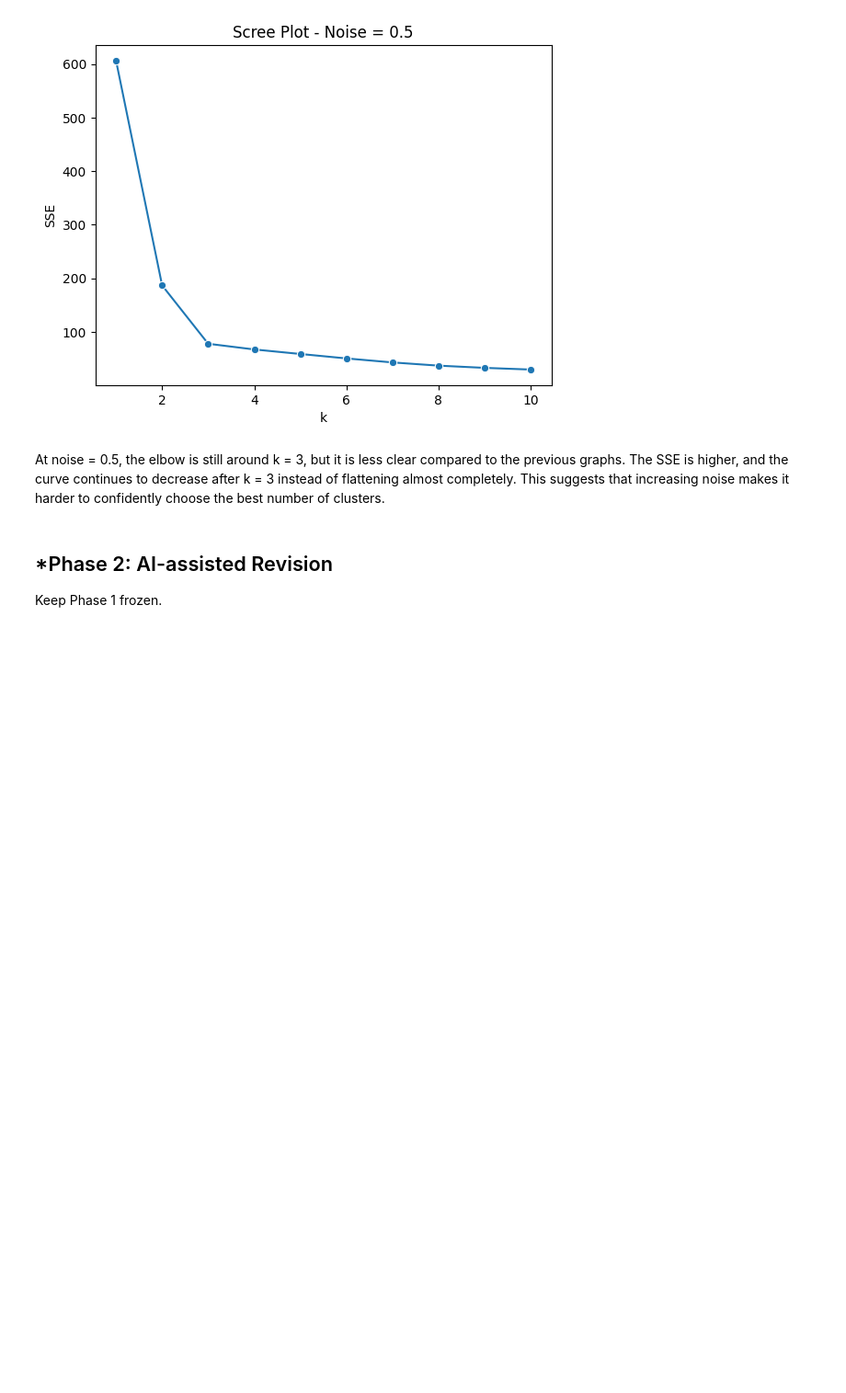
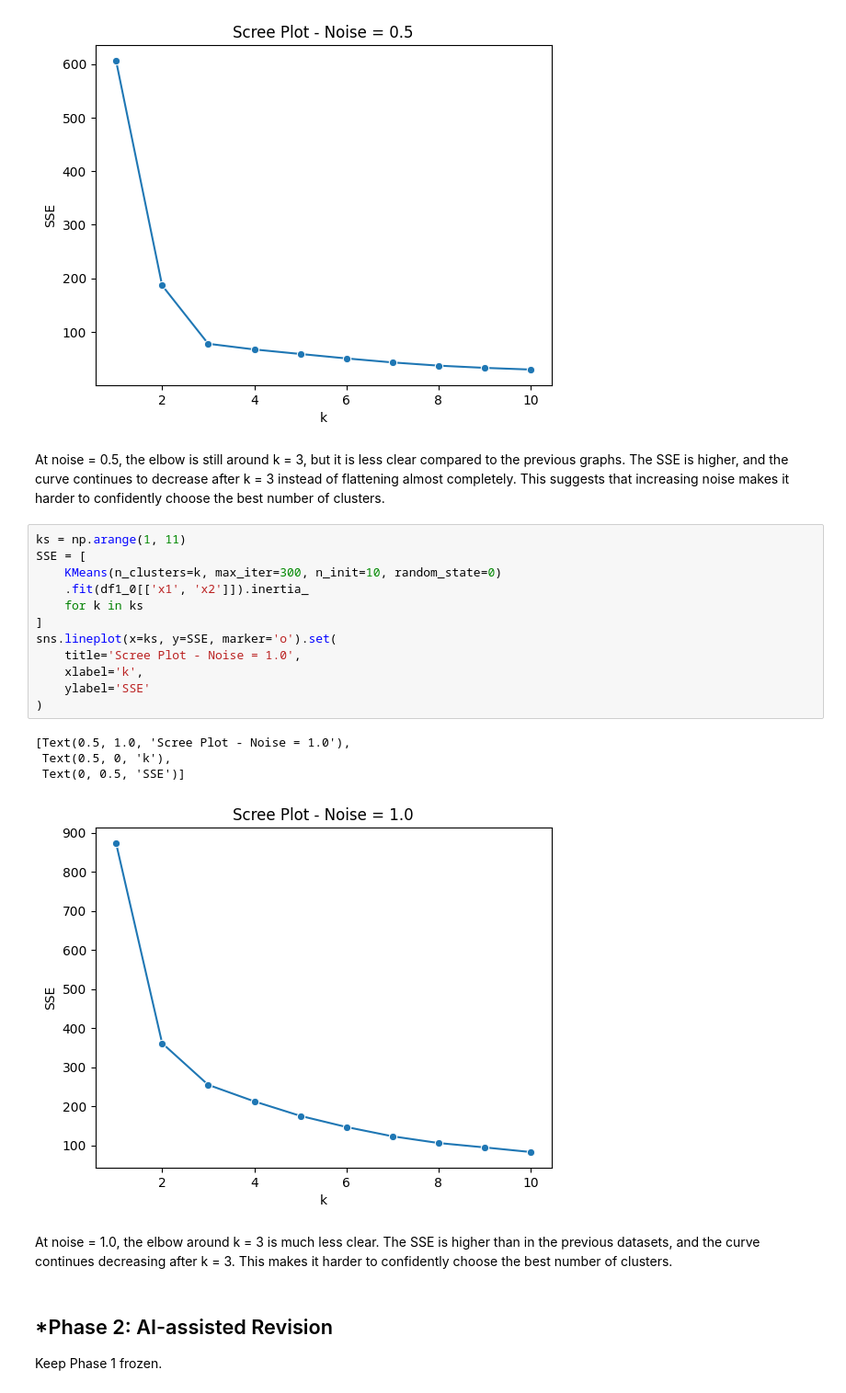
Before and after one commit to raffaellaalpaca-ai/A04-clustering, a Jupyter notebook: notebook.ipynb, the cells around one changed output. Shown at 92% size. Cells and saved outputs as stored; diff of their text form; blank space fills up the shorter version.

Commit message:
scree plot 4 done

```diff
--- a/notebook.ipynb
+++ b/notebook.ipynb
@@ -174,6 +174,25 @@ sns.lineplot(x=ks, y=SSE, marker='o').set(
 [figure]
 # %% [markdown]
 At noise = 0.5, the elbow is still around k = 3, but it is less clear compared to the previous graphs. The SSE is higher, and the curve continues to decrease after k = 3 instead of flattening almost completely. This suggests that increasing noise makes it harder to confidently choose the best number of clusters.
+# %%
+ks = np.arange(1, 11)
+SSE = [
+    KMeans(n_clusters=k, max_iter=300, n_init=10, random_state=0)
+    .fit(df1_0[['x1', 'x2']]).inertia_
+    for k in ks
+]
+sns.lineplot(x=ks, y=SSE, marker='o').set(
+    title='Scree Plot - Noise = 1.0',
+    xlabel='k',
+    ylabel='SSE'
+)
+# %% [output]
+[Text(0.5, 1.0, 'Scree Plot - Noise = 1.0'),
+ Text(0.5, 0, 'k'),
+ Text(0, 0.5, 'SSE')]
+[figure, added]
+# %% [markdown]
+At noise = 1.0, the elbow around k = 3 is much less clear. The SSE is higher than in the previous datasets, and the curve continues decreasing after k = 3. This makes it harder to confidently choose the best number of clusters.
 # %% [markdown]
 ## *Phase 2: AI-assisted Revision
 Keep Phase 1 frozen.
```
